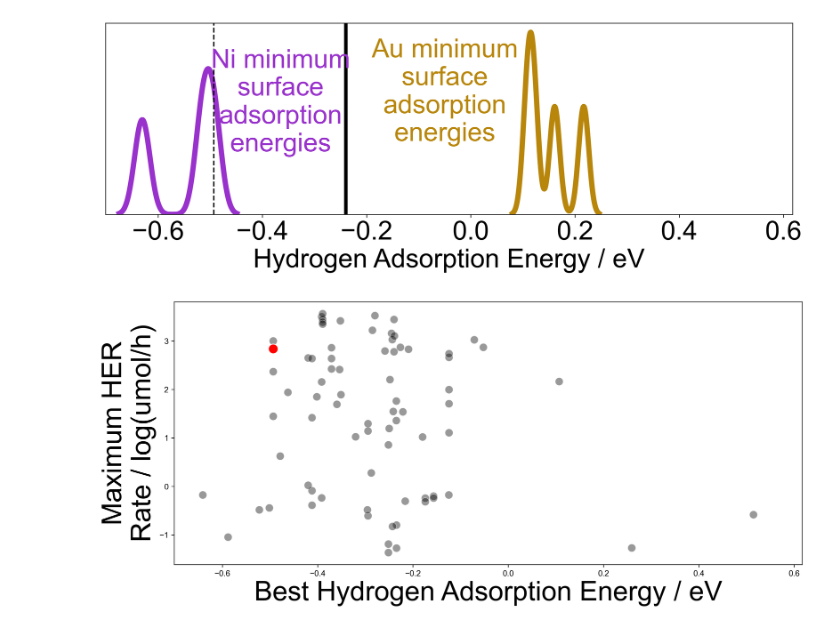
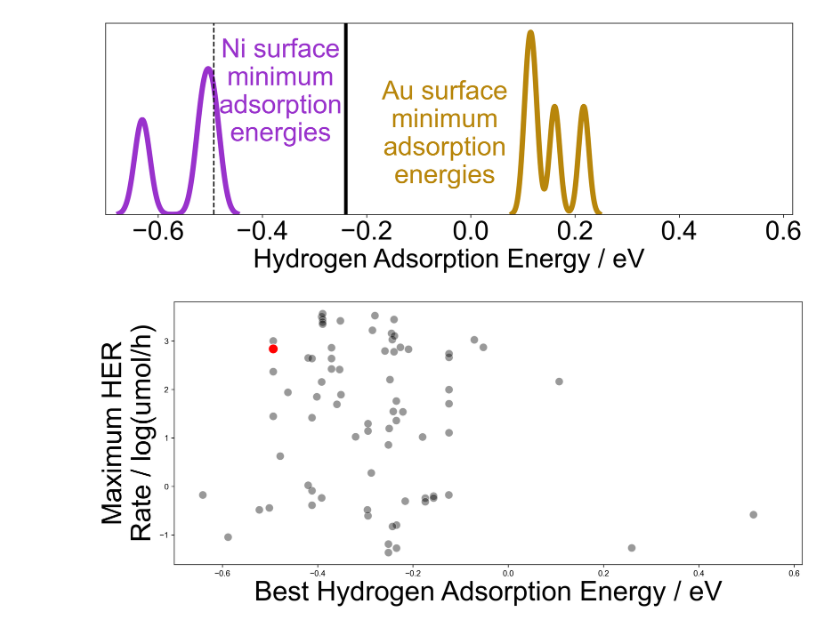
Before and after one commit to ulissigroup/DOE_HER, a Jupyter notebook: figure_code/hierarchy_fig.ipynb, the cells around one changed output. Cells and saved outputs as stored; diff of their text form; code cells hidden in the pictures.

```diff
--- a/figure_code/hierarchy_fig.ipynb
+++ b/figure_code/hierarchy_fig.ipynb
@@ -168,38 +168,38 @@ ax.plot(
                     lambda x: np.abs(x + 0.24)
                 ).min()
             ].adsorption_energy_H,
         )
     ),
     [0, 50],
     c="k",
     ls="--",
 )
 ax.plot([-0.24, -0.24], [-10, 50], "k-", linewidth=4)
 ax.set_xlim(x_min, x_max)
 ax.text(
     -0.05,
-    7,
-    "Au minimum\nsurface\nadsorption\nenergies",
+    3,
+    "Au surface\nminimum\nadsorption\nenergies",
     color="darkgoldenrod",
     fontsize=30,
     ha="center",
 )
 ax.text(
     -0.365,
-    6,
-    "Ni minimum\nsurface\nadsorption\nenergies",
+    7,
+    "Ni surface\nminimum\nadsorption\nenergies",
     color="darkorchid",
     fontsize=30,
     ha="center",
 )
 plt.xlabel("Hydrogen Adsorption Energy / eV", fontsize=30)
 plt.xticks(fontsize=30)
 # plt.tight_layout()
 fig.savefig(
     "../figures/hierarchy_fig/AuNi_surface_energies.png", bbox_inches="tight", dpi=300
 )
 # %% [output]
-[figure, old version]
+[figure, new version]
 # %%
 fig, ax = plt.subplots(figsize=(14, 6), dpi=300)
 plot_df = volcano_plot_df
```
Also changed, not shown: parts of 1 cell of this notebook, 2 other files.
